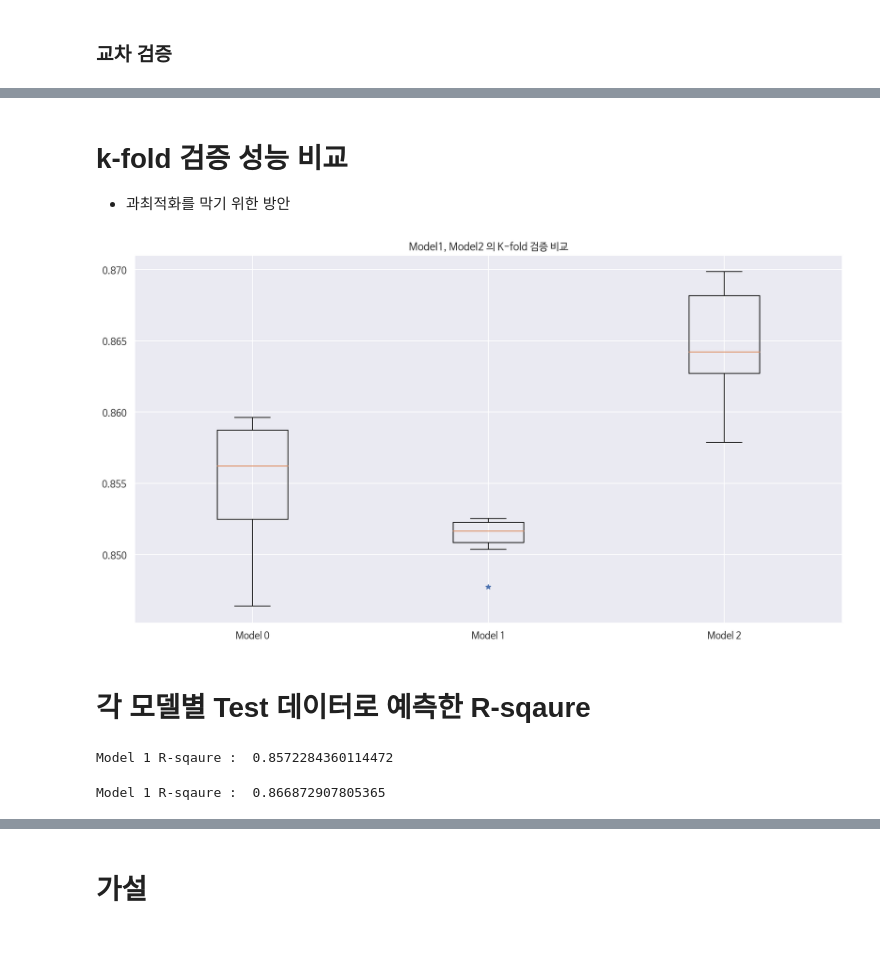
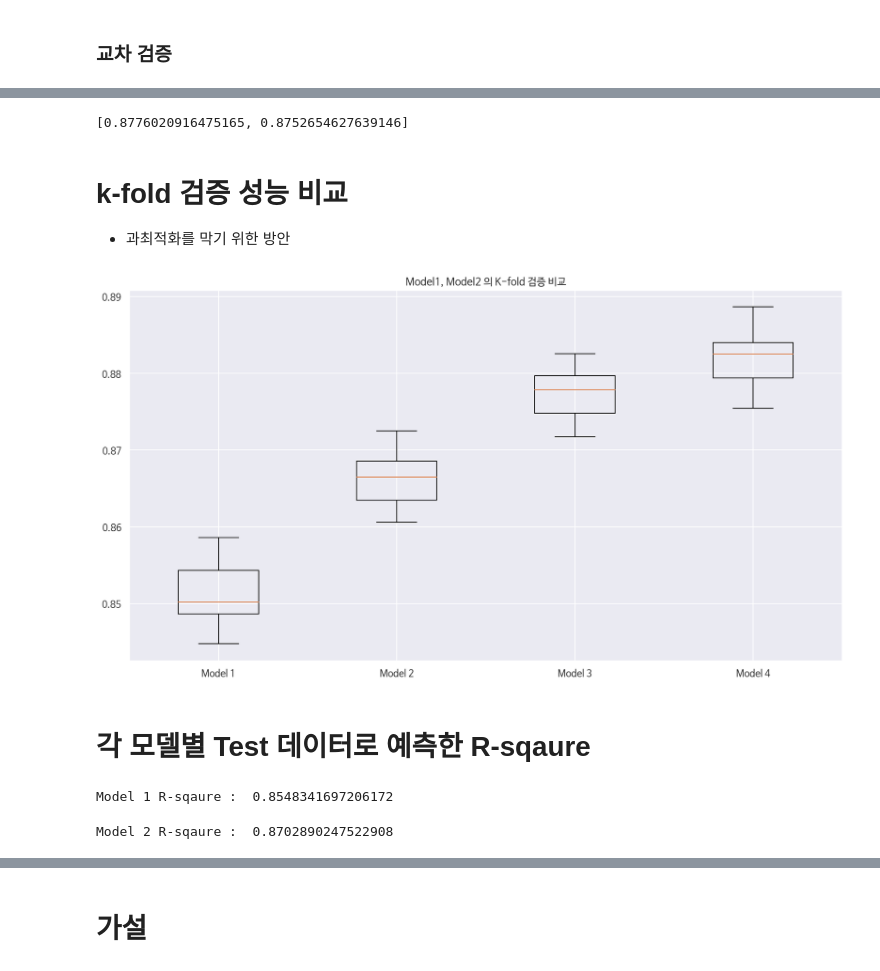
Before and after one commit to HowardHowonYu/Usedcar_regression_project, a Jupyter notebook: howard/중고차_가격분석_최종_발표용.ipynb, the cells around one changed output, grey strips where cells are left out. Saved outputs shown, nothing was run; the diff lists cells and outputs as text; code cells hidden in the pictures; blank space fills up the shorter version.

Commit message:
last modeling

```diff
--- a/howard/중고차_가격분석_최종_발표용.ipynb
+++ b/howard/중고차_가격분석_최종_발표용.ipynb
@@ -894,0 +970,2 @@ cross_validation_model2
+# %%
+model3_formula =  "np.log(price) ~ scale(odometer) + scale(year) +C(manufacturer)+C(cylinders)+C(drive)+C(fuel)+C(state)+C(title_status)+C(transmission)+C(type)+C(paint_color)+scale(odometer):C(cylinders)+scale(odometer):C(type)+scale(year):C(manufacturer)+C(manufacturer):C(cylinders)+C(type):C(drive) + 0"
@@ -894,0 +998,3 @@ cross_validation_model2
+# %%
+cross_validation_model3 = usedcar.cross_validation(model3_formula)
+cross_validation_model3
@@ -894,0 +1016,2 @@ cross_validation_model2
+# %%
+model4_formula =  "np.log(price) ~ scale(odometer) + scale(year) +C(manufacturer)+C(cylinders)+C(drive)+C(fuel)+C(state)+C(title_status)+C(transmission)+C(type)+C(paint_color)+scale(odometer):C(cylinders)+scale(odometer):C(type)+scale(year):C(manufacturer)+C(manufacturer):C(cylinders)+C(type):C(drive)+scale(I(year**2))+scale(I(year**3))"
@@ -894,0 +1044,3 @@ cross_validation_model2
+# %%
+cross_validation_model4 = usedcar.cross_validation(model4_formula)
+cross_validation_model4
@@ -895,14 +1096,18 @@ cross_validation_model2
+# %%
+lasso_ls
+# %% [output]
+[0.8776020916475165, 0.8752654627639146]
 # %% [markdown]
 # k-fold 검증 성능 비교
 - 과최적화를 막기 위한 방안
 # %%
 fig, ax = plt.subplots(figsize=(15,8))
 
-ax.boxplot([model_0_cross_val_score,cross_validation_model1, cross_validation_model2], sym="b*", labels=['Model 0','Model 1', 'Model 2'],)
+ax.boxplot([cross_validation_model1,cross_validation_model2, cross_validation_model3, cross_validation_model4], sym="b*", labels=['Model 1','Model 2', 'Model 3', 'Model 4'],)
 plt.title('Model1, Model2 의 K-fold 검증 비교')
 plt.show()
 # %% [output]
-[figure, old version]
+[figure, new version]
 # %% [markdown]
 # 각 모델별 Test 데이터로 예측한 R-sqaure
 # %%
@@ -910,7 +1115,8 @@ formula = "np.log(price) ~ scale(odometer) + scale(year) + C(cylinders) + C(driv
 # %%
-result, train_data, test_data = model.model_fit(formula, random_state=8)
+result, train_data, test_data = model.model_fit(model1_formula)
 prediction = result.predict(test_data[test_data.columns.difference(['price'])])
-print("Model 1 R-sqaure : ", r2_score(np.log(test_data['price']),prediction))
+model_1_test_r2 = r2_score(np.log(test_data['price']),prediction)
+print("Model 1 R-sqaure : ", model_1_test_r2)
 # %% [output]
-Model 1 R-sqaure :  0.8572284360114472
+Model 1 R-sqaure :  0.8548341697206172
 # %%
@@ -918,6 +1124,7 @@ formula = "np.log(price) ~ scale(odometer) + scale(year) + C(cylinders) + C(driv
 # %%
-result, train_data, test_data = model.model_fit(formula, random_state=8)
+result, train_data, test_data = model.model_fit(model2_formula)
 prediction = result.predict(test_data[test_data.columns.difference(['price'])])
-print("Model 1 R-sqaure : ", r2_score(np.log(test_data['price']),prediction))
+model_2_test_r2 = r2_score(np.log(test_data['price']),prediction)
+print("Model 2 R-sqaure : ", model_2_test_r2)
 # %% [output]
-Model 1 R-sqaure :  0.866872907805365
+Model 2 R-sqaure :  0.8702890247522908
```
Also changed, not shown: parts of 101 cells of this notebook, 1 other file.
